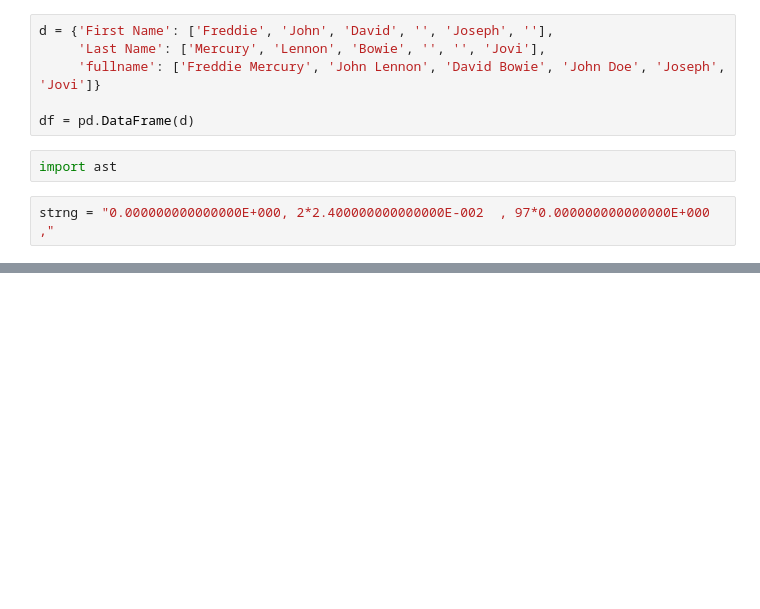
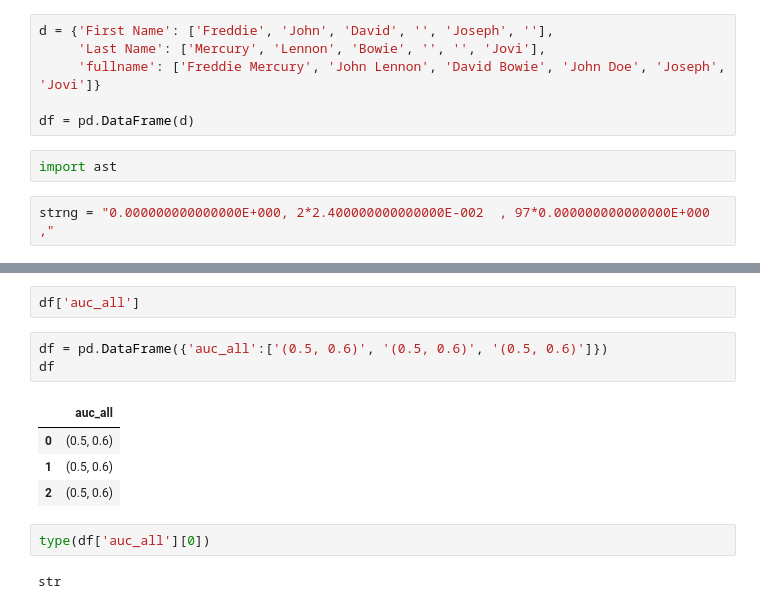
Before and after one commit to Akshaysehgal2005/Projects, a Jupyter notebook: SO/SO23.ipynb, the cells around one changed output, grey strips where cells are left out. Cells and saved outputs as stored; diff of their text form; blank space fills up the shorter version.

```diff
--- a/SO/SO23.ipynb
+++ b/SO/SO23.ipynb
@@ -237,0 +389,14 @@ intem=
+# %%
+df['auc_all']
+# %%
+df = pd.DataFrame({'auc_all':['(0.5, 0.6)', '(0.5, 0.6)', '(0.5, 0.6)']})
+df
+# %% [output]
+|  | auc_all |
+| 0 | (0.5, 0.6) |
+| 1 | (0.5, 0.6) |
+| 2 | (0.5, 0.6) |
+# %%
+type(df['auc_all'][0])
+# %% [output]
+str
```
Also changed, not shown: parts of 95 cells of this notebook, 1 other file.
